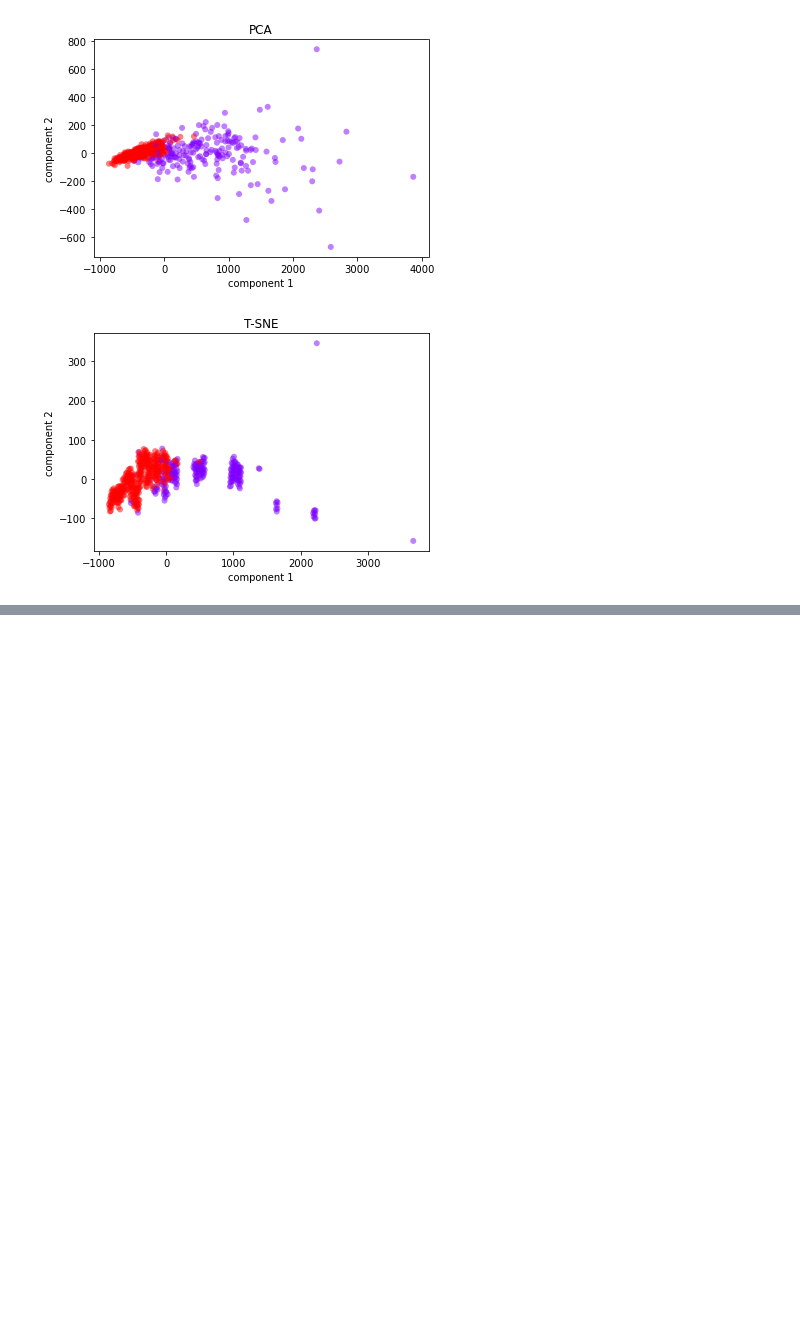
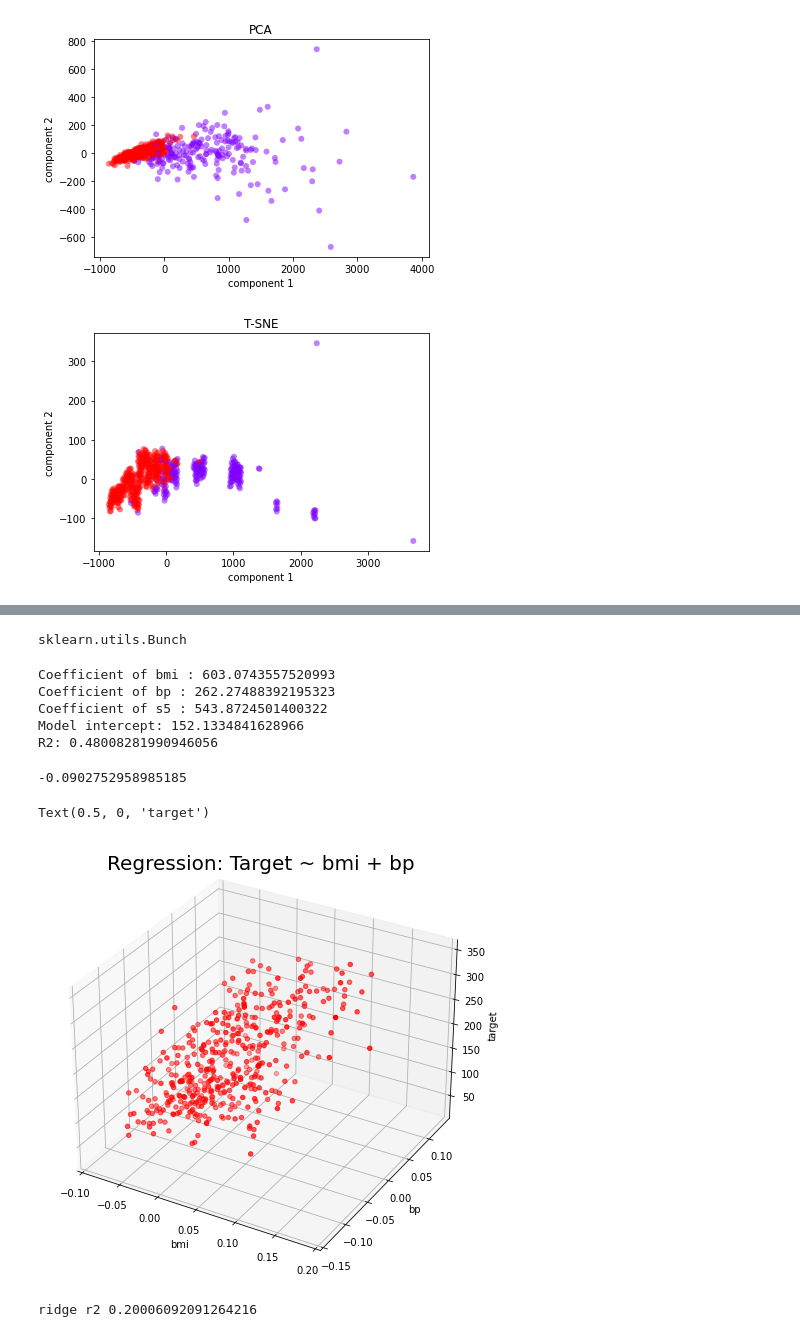
Before and after one commit to liwatts/AdvancedML, a Jupyter notebook: homework_2.ipynb, the cells around one changed output, grey strips where cells are left out. Cells and saved outputs as stored; diff of their text form; code cells hidden in the pictures; blank space fills up the shorter version.

```diff
--- a/homework_2.ipynb
+++ b/homework_2.ipynb
@@ -68,0 +98,6 @@ From these two graphs we can see that T-SNE does a better job of capturing the s
+# %%
+import pandas as pd
+diabetes = datasets.load_diabetes()
+
+df = pd.DataFrame(diabetes.data,columns=diabetes.feature_names)
+df['target'] = diabetes.target
@@ -68,0 +123,50 @@ From these two graphs we can see that T-SNE does a better job of capturing the s
+# %%
+type(diabetes)
+# %% [output]
+sklearn.utils.Bunch
+# %%
+from sklearn import linear_model
+regr = linear_model.LinearRegression()
+X = df[['bmi', 'bp', 's5']]
+y = df.target
+regr.fit(X,y)
+
+print("Coefficient of bmi :", regr.coef_[0])
+print("Coefficient of bp :", regr.coef_[1])
+print("Coefficient of s5 :", regr.coef_[2])
+print("Model intercept:", regr.intercept_)
+print("R2:", regr.score(X,y))
+# %% [output]
+Coefficient of bmi : 603.0743557520993
+Coefficient of bp : 262.27488392195323
+Coefficient of s5 : 543.8724501400322
+Model intercept: 152.1334841628966
+R2: 0.48008281990946056
+# %%
+df['bmi'].min()
+# %% [output]
+-0.0902752958985185
+# %%
+bmi = np.arange(-.10,.20)
+bp = np.arange(-.15,.15)
+
+B1, B2 = np.meshgrid(bmi, bp, indexing='xy')
+Z = np.zeros((bp.size, bmi.size))
+
+for (i,j), v in np.ndenumerate(Z):
+    Z[i,j] = (regr.intercept_ + B1[i,j]*regr.coef_[0] + B2[i,j]*regr.coef_[1])
+# %%
+# Create plot
+fig = plt.figure(figsize=(10,6))
+fig.suptitle('Regression: Target ~ bmi + bp', fontsize=20)
+ax = axes3d.Axes3D(fig)
+ax.plot_surface(B1, B2, Z, rstride=10, cstride=5, alpha=0.4)
+ax.scatter3D(df.bmi, df.bp, df.target, c='r')
+ax.set_xlabel('bmi')
+ax.set_xlim(-.10, .20)
+ax.set_ylabel('bp')
+ax.set_ylim(ymin=-.15)
+ax.set_zlabel('target')
+# %% [output]
+Text(0.5, 0, 'target')
+[figure, added]
@@ -68,0 +190,5 @@ From these two graphs we can see that T-SNE does a better job of capturing the s
+# %%
+#print(r2_score(diabetes_y_train, y_pred_rg))
+print('ridge r2', r2_score(diabetes_y_test, y_pred_rg))
+# %% [output]
+ridge r2 0.20006092091264216
```
Also changed, not shown: parts of 14 cells of this notebook.
